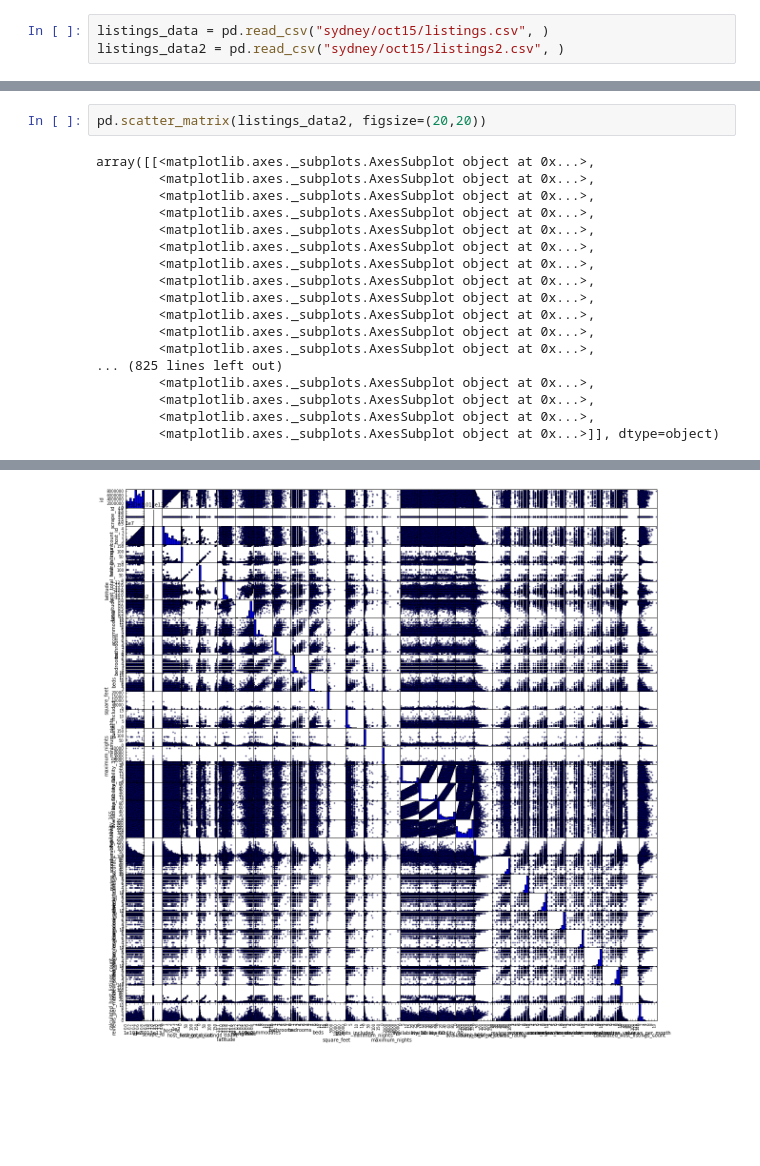
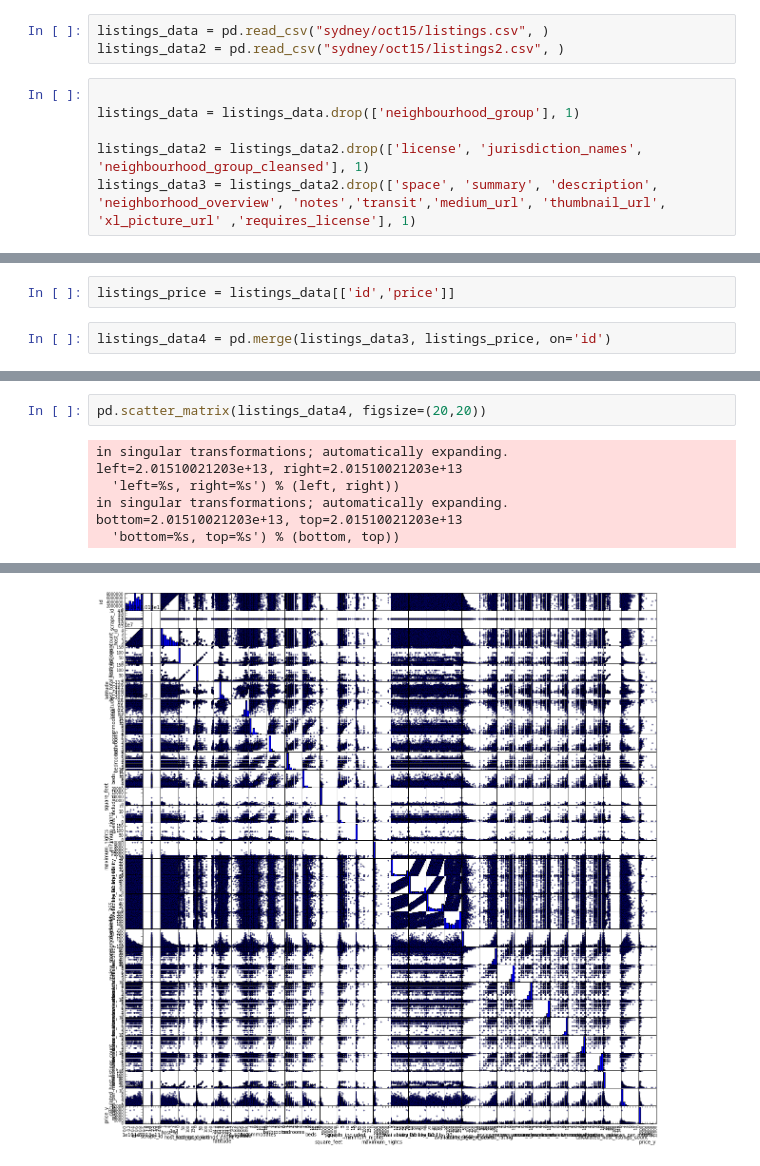
Before and after one commit to apguerrera/airbnb, a Jupyter notebook: airbnb-project-adrian.ipynb, the cells around one changed output, grey strips where cells are left out. Cells and saved outputs as stored; diff of their text form; blank space fills up the shorter version.

```diff
--- a/airbnb-project-adrian.ipynb
+++ b/airbnb-project-adrian.ipynb
@@ -13,6 +13,12 @@ import matplotlib.pyplot as plt
 # %%
 listings_data = pd.read_csv("sydney/oct15/listings.csv", )
 listings_data2 = pd.read_csv("sydney/oct15/listings2.csv", )
+# %%
+
+listings_data = listings_data.drop(['neighbourhood_group'], 1)
+
+listings_data2 = listings_data2.drop(['license', 'jurisdiction_names', 'neighbourhood_group_cleansed'], 1)
+listings_data3 = listings_data2.drop(['space', 'summary', 'description', 'neighborhood_overview', 'notes','transit','medium_url', 'thumbnail_url', 'xl_picture_url' ,'requires_license'], 1)
 # %%
 listings_data.head()
 # %% [output]
@@ -35 +31,5 @@ listings_data2.head()
+# %%
+listings_price = listings_data[['id','price']]
+# %%
+listings_data4 = pd.merge(listings_data3, listings_price, on='id')
 # %%
@@ -70,20 +56,9 @@ listings_data2.head()
 # %%
-pd.scatter_matrix(listings_data2, figsize=(20,20))
+pd.scatter_matrix(listings_data4, figsize=(20,20))
 # %% [output]
-array([[<matplotlib.axes._subplots.AxesSubplot object at 0x...>,
-        <matplotlib.axes._subplots.AxesSubplot object at 0x...>,
-        <matplotlib.axes._subplots.AxesSubplot object at 0x...>,
-        <matplotlib.axes._subplots.AxesSubplot object at 0x...>,
-        <matplotlib.axes._subplots.AxesSubplot object at 0x...>,
-        <matplotlib.axes._subplots.AxesSubplot object at 0x...>,
-        <matplotlib.axes._subplots.AxesSubplot object at 0x...>,
-        <matplotlib.axes._subplots.AxesSubplot object at 0x...>,
-        <matplotlib.axes._subplots.AxesSubplot object at 0x...>,
-        <matplotlib.axes._subplots.AxesSubplot object at 0x...>,
-        <matplotlib.axes._subplots.AxesSubplot object at 0x...>,
-        <matplotlib.axes._subplots.AxesSubplot object at 0x...>,
-... (825 lines left out)
-        <matplotlib.axes._subplots.AxesSubplot object at 0x...>,
-        <matplotlib.axes._subplots.AxesSubplot object at 0x...>,
-        <matplotlib.axes._subplots.AxesSubplot object at 0x...>,
-        <matplotlib.axes._subplots.AxesSubplot object at 0x...>]], dtype=object)
+in singular transformations; automatically expanding.
+left=2.01510021203e+13, right=2.01510021203e+13
+  'left=%s, right=%s') % (left, right))
+in singular transformations; automatically expanding.
+bottom=2.01510021203e+13, top=2.01510021203e+13
+  'bottom=%s, top=%s') % (bottom, top))
@@ -90 +82 @@ array([[<matplotlib.axes._subplots.AxesSubplot object at 0x...>,
-[figure, old version]
+[figure, new version]
```
Also changed, not shown: parts of 19 cells of this notebook.
